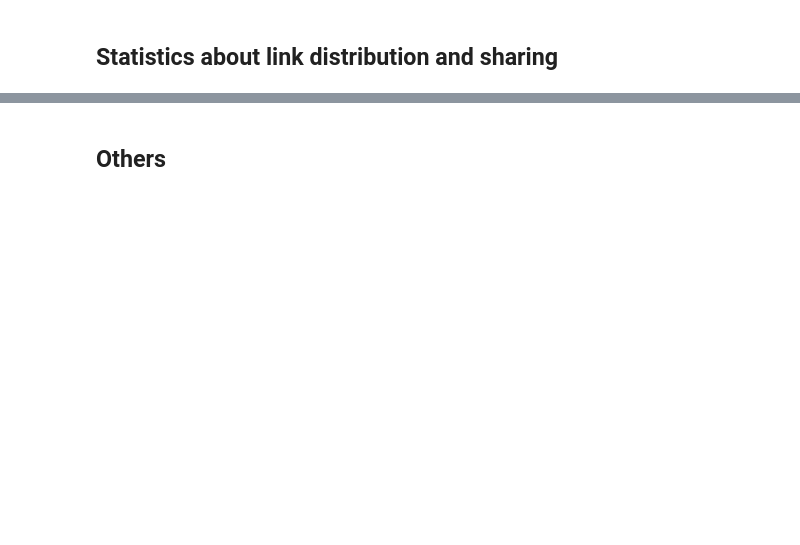
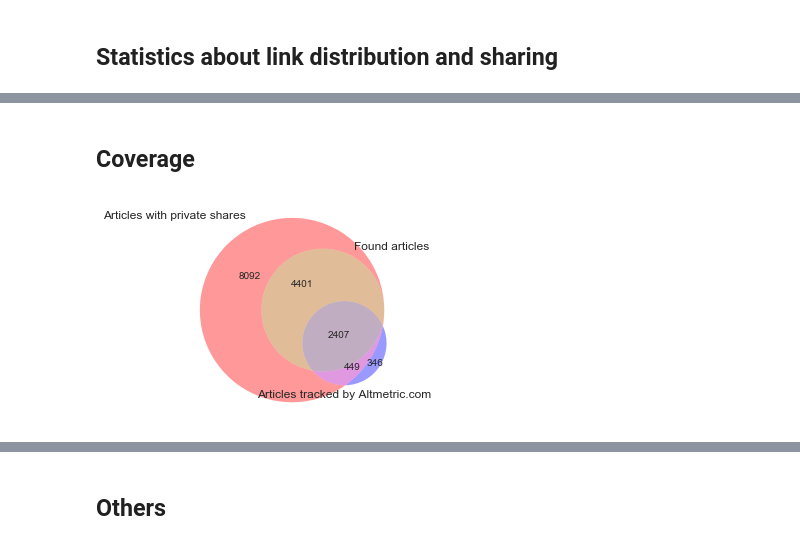
Before and after one commit to ScholCommLab/fhe-plos-data-collection, a Jupyter notebook: code/analysis.ipynb, the cells around one changed output, grey strips where cells are left out. Saved outputs shown, nothing was run; the diff lists cells and outputs as text; code cells hidden in the pictures; blank space fills up the shorter version.

```diff
--- a/code/analysis.ipynb
+++ b/code/analysis.ipynb
@@ -41,0 +46,19 @@ c = b.merge(articles, left_on="doi", right_index=True, how="left")
+# %%
+def extract_metrics(row):
+    try:
+        resp = json.loads(row['am_resp'])
+        medias = resp['counts'].keys()
+        for media in medias:
+            if 'posts_count' in resp['counts'][media]:
+                row[media] = resp['counts'][media]['posts_count']
+    except:
+        return row
+
+    return row
+
+am_raw = pd.read_csv(altmetric_csv, index_col="doi")
+am = am_raw.progress_apply(extract_metrics, axis=1)
+del am['am_resp']
+del am['am_err']
+del am['shares']
+del am['ts']
@@ -139,0 +124,13 @@ venn3([fb_set, fb0_set, am_set], set_labels = ('Facebook', 'Facebook with zeros'
+# %% [markdown]
+## Coverage
+# %%
+am_set = set(am['facebook'].dropna().index.tolist())
+shares_set = set(all_shares.dropna().index.tolist())
+all_shares_set = set(shares.dropna().index.tolist())
+
+venn3([shares_set, all_shares_set, am_set], set_labels=('Articles with private shares', 'Found articles', 'Articles tracked by Altmetric.com'));
+
+# plt.figure()
+# venn2([fb_set, am_set], set_labels=('Found articles', 'Altmetric.com'))
+# %% [output]
+[figure, added]
```
Also changed, not shown: parts of 40 cells of this notebook.
